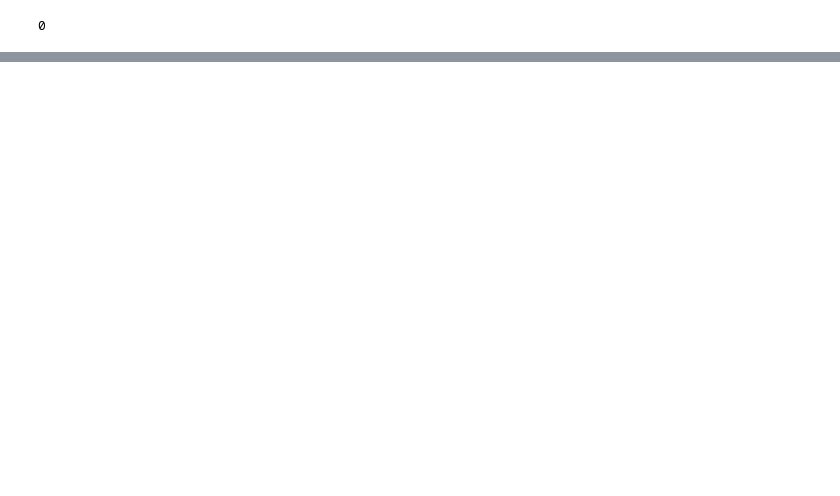
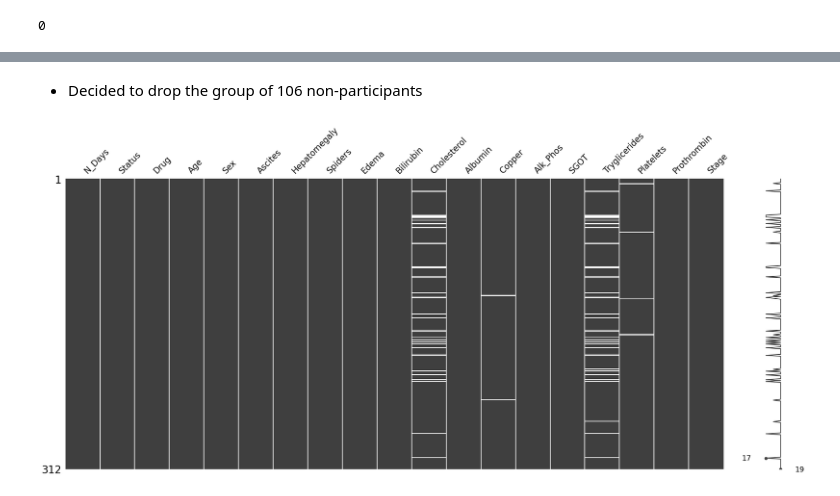
Before and after one commit to 808hanronald/W16-project-4, a Jupyter notebook: W16 Project 4.ipynb, the cells around one changed output, grey strips where cells are left out. Drawn from its saved outputs; the diff is of its cells as text; code cells hidden in the pictures; blank space fills up the shorter version.

```diff
--- a/W16 Project 4.ipynb
+++ b/W16 Project 4.ipynb
@@ -191,3 +214,12 @@ df.describe()
+# %% [markdown]
+- Decided to drop the group of 106 non-participants
+# %%
+df=df.dropna(subset=['Drug'])
+missingno.matrix(df);
+
+# Will use simple imputer to fill the rest of the NA with median
+# %% [output]
+[figure, added]
 # %%
 df.describe(exclude='number')
 # %% [output]
```
Also changed, not shown: parts of 42 cells of this notebook.
